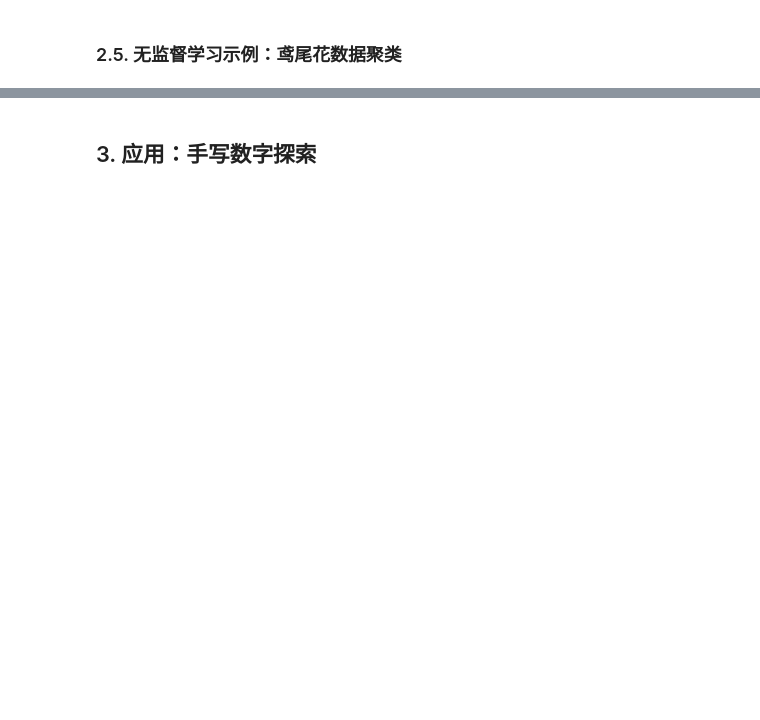
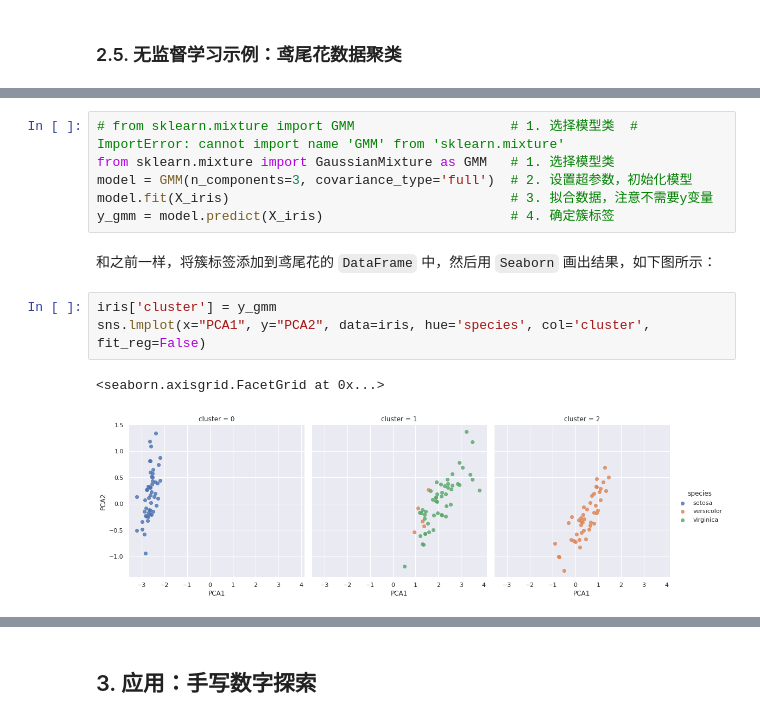
Before and after one commit to michaelbrucelin/HelloLanguage, a Jupyter notebook: Jupyter/Python/Book/Python数据科学手册/04-机器学习/02-Scikit-Learn简介.ipynb, the cells around one changed output, grey strips where cells are left out. Drawn from its saved outputs; the diff is of its cells as text; blank space fills up the shorter version.

```diff
--- a/Jupyter/Python/Book/Python数据科学手册/04-机器学习/02-Scikit-Learn简介.ipynb
+++ b/Jupyter/Python/Book/Python数据科学手册/04-机器学习/02-Scikit-Learn简介.ipynb
@@ -213,0 +260,14 @@ plt.plot(xfit, yfit)
+# %%
+# from sklearn.mixture import GMM                    # 1. 选择模型类  # ImportError: cannot import name 'GMM' from 'sklearn.mixture'
+from sklearn.mixture import GaussianMixture as GMM   # 1. 选择模型类
+model = GMM(n_components=3, covariance_type='full')  # 2. 设置超参数，初始化模型
+model.fit(X_iris)                                    # 3. 拟合数据，注意不需要y变量
+y_gmm = model.predict(X_iris)                        # 4. 确定簇标签
+# %% [markdown]
+和之前一样，将簇标签添加到鸢尾花的 `DataFrame` 中，然后用 `Seaborn` 画出结果，如下图所示：
+# %%
+iris['cluster'] = y_gmm
+sns.lmplot(x="PCA1", y="PCA2", data=iris, hue='species', col='cluster', fit_reg=False)
+# %% [output]
+<seaborn.axisgrid.FacetGrid at 0x...>
+[figure, added]
```
Also changed, not shown: parts of 39 cells of this notebook, 2 other files.
